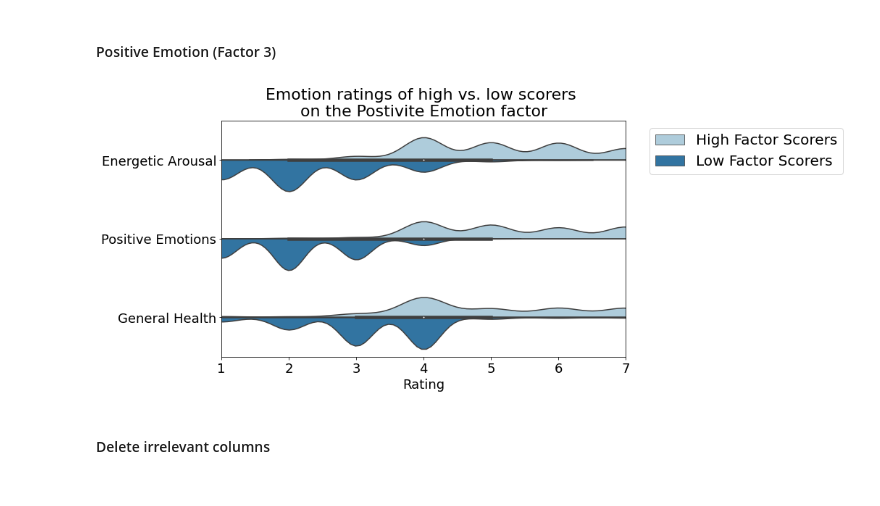
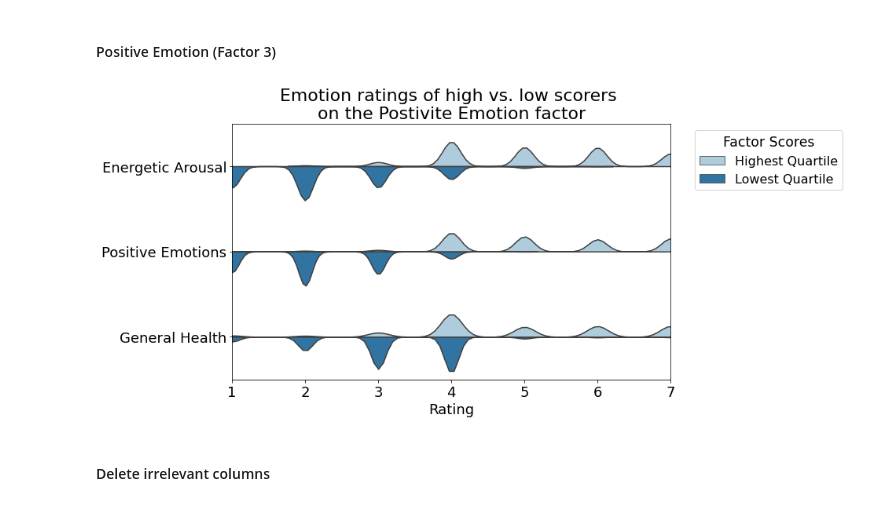
Before and after one commit to lkfink/CMQ, a Jupyter notebook: Music_Listening_Individual_Differences.ipynb, the cells around one changed output. Drawn from its saved outputs; the diff is of its cells as text; code cells hidden in the pictures.

```diff
--- a/Music_Listening_Individual_Differences.ipynb
+++ b/Music_Listening_Individual_Differences.ipynb
@@ -109,11 +109,11 @@ neg = neg.rename(columns={'type':col_name,
 # condense the df so there is one Rating column and one Affect column that identifies what the emotion variable name is
 df_melt = pd.melt(neg, id_vars=['ID',col_name], value_vars=['Depressed','Stressed','Anxious','Lonely','Negative Emotions'],
                   var_name='Affect', value_name='Rating')
-df_melt[col_name] = df_melt[col_name].replace({'high':'High Factor Scorers','low': 'Low Factor Scorers'})
+df_melt[col_name] = df_melt[col_name].replace({'high':'Highest Quartile','low': 'Lowest Quartile'})
 
 # plot high vs. low scorers
 f = plt.figure(figsize=(10,10))
-ax = sns.violinplot(x="Rating", y="Affect", hue=col_name,
+ax = sns.violinplot(x="Rating", y="Affect", hue=col_name, bw=.1, inner=None,
                data=df_melt, palette="Paired", split=True)
 plt.title(col_name,fontsize=22)
 plt.xlim(1,7)
@@ -121,6 +121,7 @@ plt.xlabel('Rating',fontsize=18)
 plt.ylabel('')
 plt.xticks(fontsize=18)
 plt.yticks(fontsize=18)
-plt.legend(bbox_to_anchor=(1.04,1), loc="upper left", prop={'size': 20})
-f.savefig('neg_emotion_factor_scorers.png', dpi=300)
+plt.rcParams['legend.title_fontsize'] = 'xx-large'
+plt.legend(bbox_to_anchor=(1.04,1), loc="upper left", title="Factor Scores", prop={'size':16})
+f.savefig('images/neg_emotion_factor_scorers.png', dpi=300, bbox_inches = "tight")
 # %% [output]
@@ -130,32 +131,33 @@ f.savefig('neg_emotion_factor_scorers.png', dpi=300)
 # %%
 col_name = 'Emotion ratings of high vs. low scorers \non the Postivite Emotion factor'
 
 # get variables that load highly on the Positive Emotion factor (from the factor analysis script)
 pos = f3[['ID','type','Demographics_Health_Arousal',
           'Demographics_Health_Positive Valence','Demographics_Health_General Health']]
 pos.columns = pos.columns.str.replace(r'^.*Health_', '')
 pos = pos.rename(columns={'type':col_name, 'Arousal':'Energetic Arousal',
                           'Positive Valence':'Positive Emotions'})
 
 # condense the df so there is one Rating column and one Affect column that identifies what the emotion variable name is
 df_melt = pd.melt(pos, id_vars=['ID',col_name], value_vars=['Energetic Arousal','Positive Emotions','General Health'],
                   var_name='Affect', value_name='Rating')
-df_melt[col_name] = df_melt[col_name].replace({'high':'High Factor Scorers','low': 'Low Factor Scorers'})
+df_melt[col_name] = df_melt[col_name].replace({'high':'Highest Quartile','low': 'Lowest Quartile'})
 
 # plot high vs. low scorers
 f = plt.figure(figsize=(10,6))
-ax = sns.violinplot(x="Rating", y="Affect", hue=col_name,
+ax = sns.violinplot(x="Rating", y="Affect", hue=col_name, bw=.1, inner=None,
                data=df_melt, palette="Paired", split=True)
 plt.title(col_name,fontsize=22)
 plt.xlim(1,7)
 plt.xlabel('Rating',fontsize=18)
 plt.ylabel('')
 plt.xticks(fontsize=18)
 plt.yticks(fontsize=18)
-plt.legend(bbox_to_anchor=(1.04,1), loc="upper left", prop={'size': 20})
-f.savefig('images/pos_emotion_factor_scorers.png', dpi=300)
+plt.rcParams['legend.title_fontsize'] = 'xx-large'
+plt.legend(bbox_to_anchor=(1.04,1), loc="upper left", title="Factor Scores", prop={'size':16})
+f.savefig('images/pos_emotion_factor_scorers.png', dpi=300, bbox_inches = "tight")
 # %% [output]
-[figure, old version]
+[figure, new version]
 # %% [markdown]
 #### Delete irrelevant columns
 # %%
```
Also changed, not shown: parts of 1 cell of this notebook, 2 other files.
